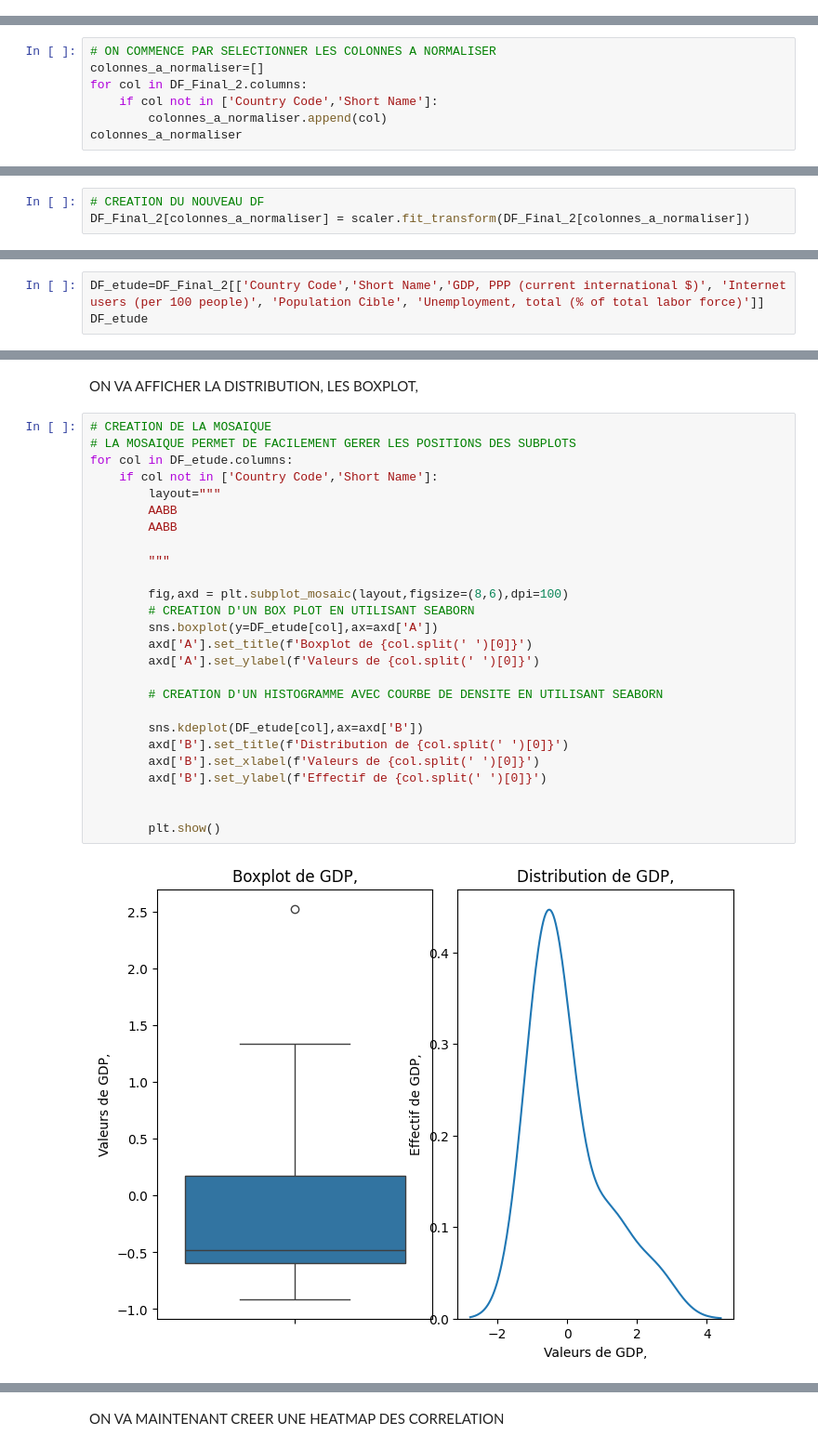
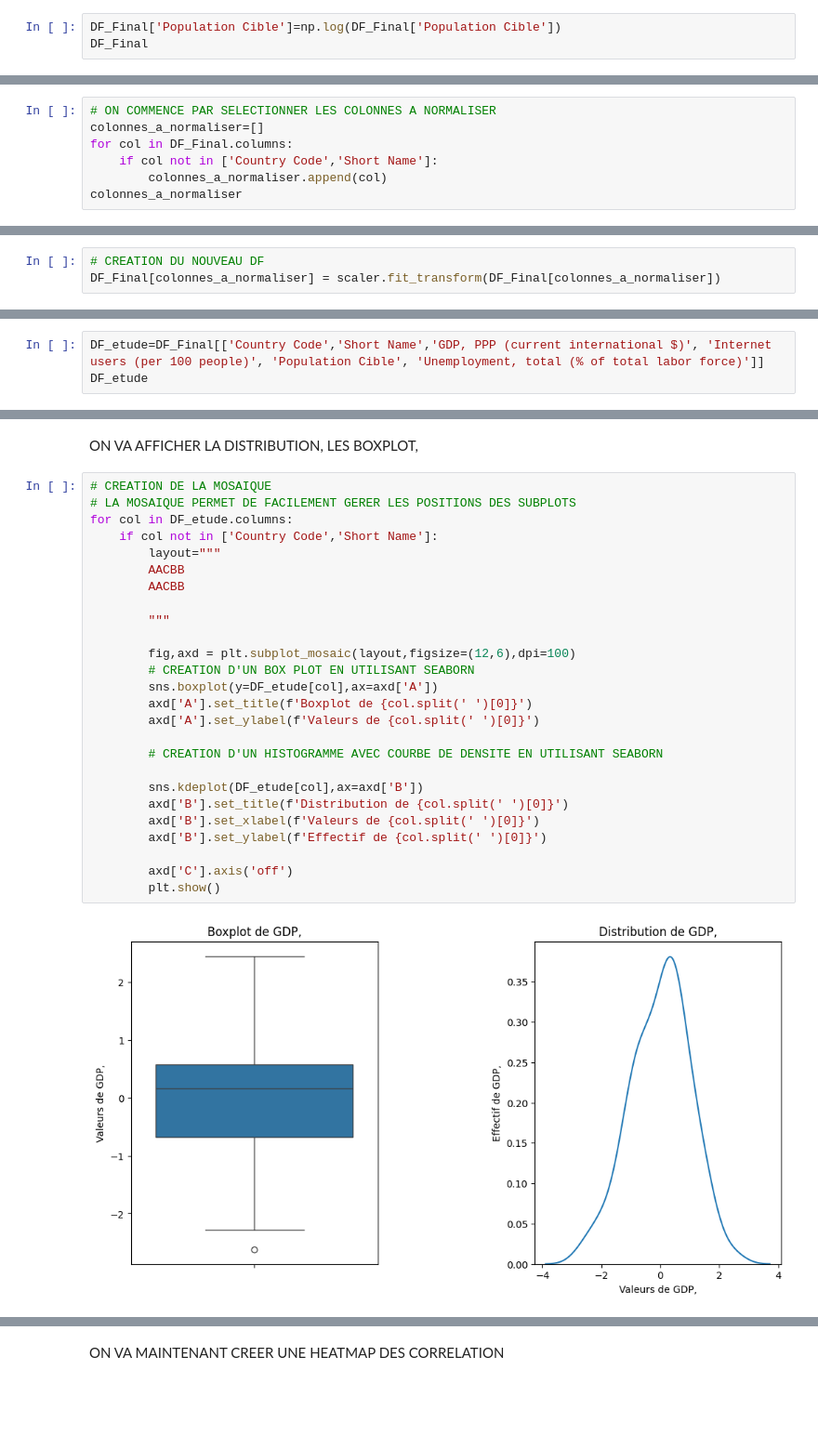
Before and after one commit to EP-portfolio/PROJET_2, a Jupyter notebook: JUPYTER.ipynb, the cells around one changed output, grey strips where cells are left out. Shown at 93% size. Drawn from its saved outputs; the diff is of its cells as text; blank space fills up the shorter version.

```diff
--- a/JUPYTER.ipynb
+++ b/JUPYTER.ipynb
@@ -1013,0 +819,3 @@ DF_Final_2
+# %%
+DF_Final['Population Cible']=np.log(DF_Final['Population Cible'])
+DF_Final
@@ -1016,7 +838,7 @@ ON VA MAINTENANT APPLIQUER UN STANDARD SCALER A NOS COLONNES NUMERIQUES AFIN DE
 # %%
 # ON COMMENCE PAR SELECTIONNER LES COLONNES A NORMALISER
 colonnes_a_normaliser=[]
-for col in DF_Final_2.columns:
+for col in DF_Final.columns:
     if col not in ['Country Code','Short Name']:
         colonnes_a_normaliser.append(col)
 colonnes_a_normaliser
@@ -1043,4 +855,4 @@ from sklearn.preprocessing import StandardScaler
 scaler=StandardScaler()
 # %%
 # CREATION DU NOUVEAU DF
-DF_Final_2[colonnes_a_normaliser] = scaler.fit_transform(DF_Final_2[colonnes_a_normaliser])
+DF_Final[colonnes_a_normaliser] = scaler.fit_transform(DF_Final[colonnes_a_normaliser])
@@ -1064,7 +875,7 @@ DF_Final_2
 # %% [markdown]
 ON VA CONSERVER LES INDICATEURS SUIVANTS 'GDP, PPP (current international $)' 'Internet users (per 100 people)' 'Population Cible' 'Unemployment, total (% of total labor force)'
 # %%
-DF_etude=DF_Final_2[['Country Code','Short Name','GDP, PPP (current international $)', 'Internet users (per 100 people)', 'Population Cible', 'Unemployment, total (% of total labor force)']]
+DF_etude=DF_Final[['Country Code','Short Name','GDP, PPP (current international $)', 'Internet users (per 100 people)', 'Population Cible', 'Unemployment, total (% of total labor force)']]
 DF_etude
 # %% [output]
 |  | Country Code | Short Name | GDP, PPP (current international $) | Internet users (per 100 people) | Population Cible | ... |
@@ -1086,28 +896,28 @@ ON VA AFFICHER LA DISTRIBUTION, LES BOXPLOT,
 # %%
 # CREATION DE LA MOSAIQUE
 # LA MOSAIQUE PERMET DE FACILEMENT GERER LES POSITIONS DES SUBPLOTS
 for col in DF_etude.columns:
     if col not in ['Country Code','Short Name']:
         layout="""
-        AABB
-        AABB
+        AACBB
+        AACBB
 
         """
 
-        fig,axd = plt.subplot_mosaic(layout,figsize=(8,6),dpi=100)
+        fig,axd = plt.subplot_mosaic(layout,figsize=(12,6),dpi=100)
         # CREATION D'UN BOX PLOT EN UTILISANT SEABORN
         sns.boxplot(y=DF_etude[col],ax=axd['A'])
         axd['A'].set_title(f'Boxplot de {col.split(' ')[0]}')
         axd['A'].set_ylabel(f'Valeurs de {col.split(' ')[0]}')
 
         # CREATION D'UN HISTOGRAMME AVEC COURBE DE DENSITE EN UTILISANT SEABORN
 
         sns.kdeplot(DF_etude[col],ax=axd['B'])
         axd['B'].set_title(f'Distribution de {col.split(' ')[0]}')
         axd['B'].set_xlabel(f'Valeurs de {col.split(' ')[0]}')
         axd['B'].set_ylabel(f'Effectif de {col.split(' ')[0]}')
 
-
+        axd['C'].axis('off')
         plt.show()
 # %% [output]
-[figure, old version]
+[figure, new version]
```
Also changed, not shown: parts of 55 cells of this notebook.
